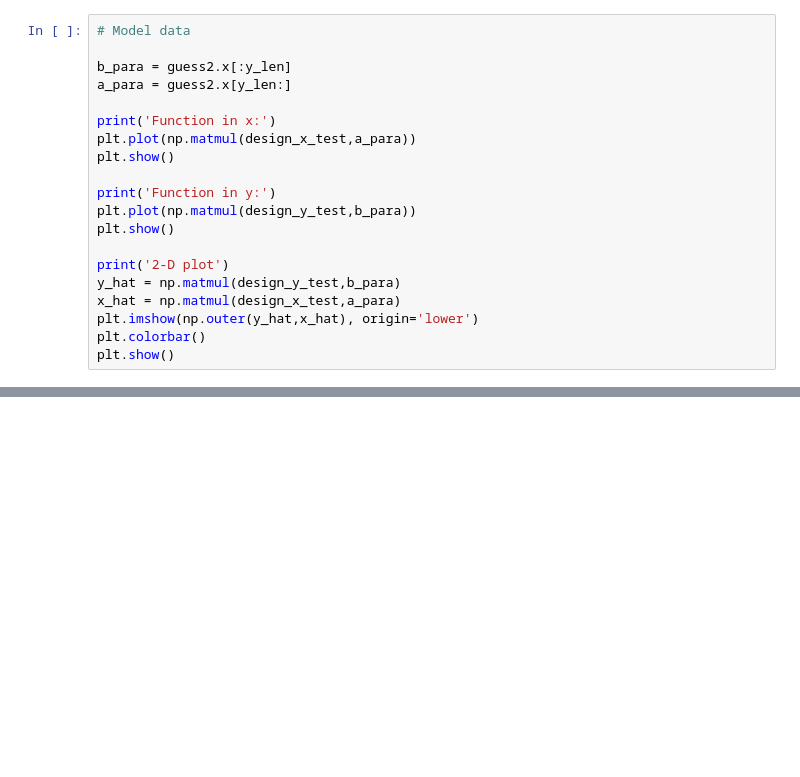
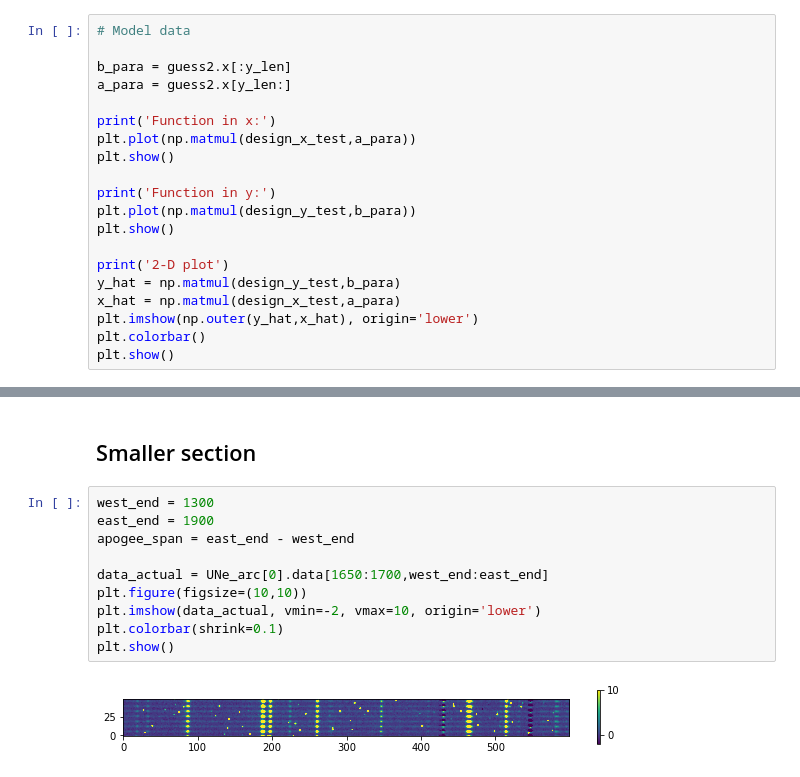
Before and after one commit to krlodeleon/spectro, a Jupyter notebook: testing_parametrized_outer_product.ipynb, the cells around one changed output, grey strips where cells are left out. Cells and saved outputs as stored; diff of their text form; blank space fills up the shorter version.

```diff
--- a/testing_parametrized_outer_product.ipynb
+++ b/testing_parametrized_outer_product.ipynb
@@ -440,0 +667,14 @@ plt.show()
+# %% [markdown]
+## Smaller section
+# %%
+west_end = 1300
+east_end = 1900
+apogee_span = east_end - west_end
+
+data_actual = UNe_arc[0].data[1650:1700,west_end:east_end]
+plt.figure(figsize=(10,10))
+plt.imshow(data_actual, vmin=-2, vmax=10, origin='lower')
+plt.colorbar(shrink=0.1)
+plt.show()
+# %% [output]
+[figure, added]
```
Also changed, not shown: parts of 22 cells of this notebook.
